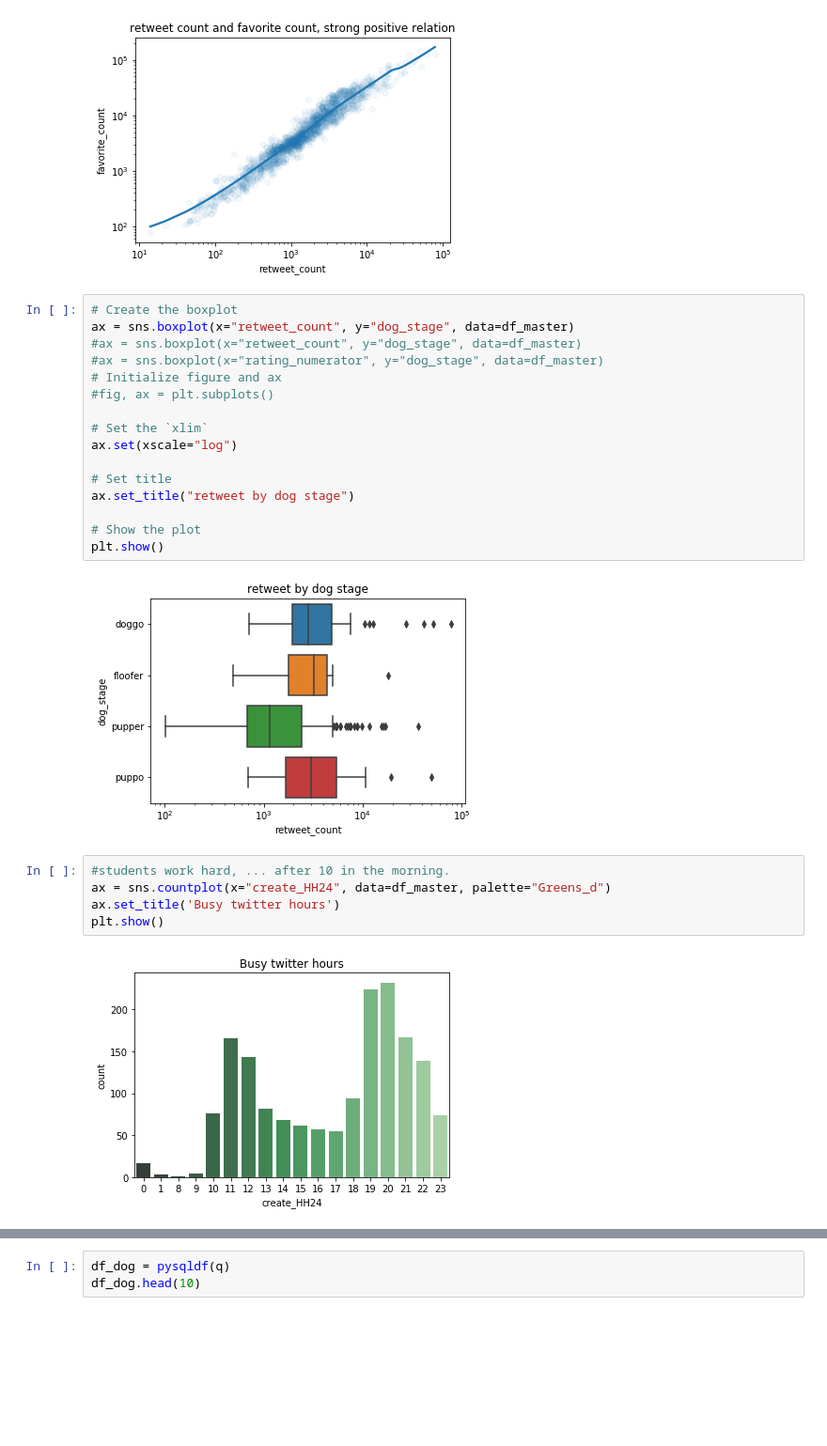
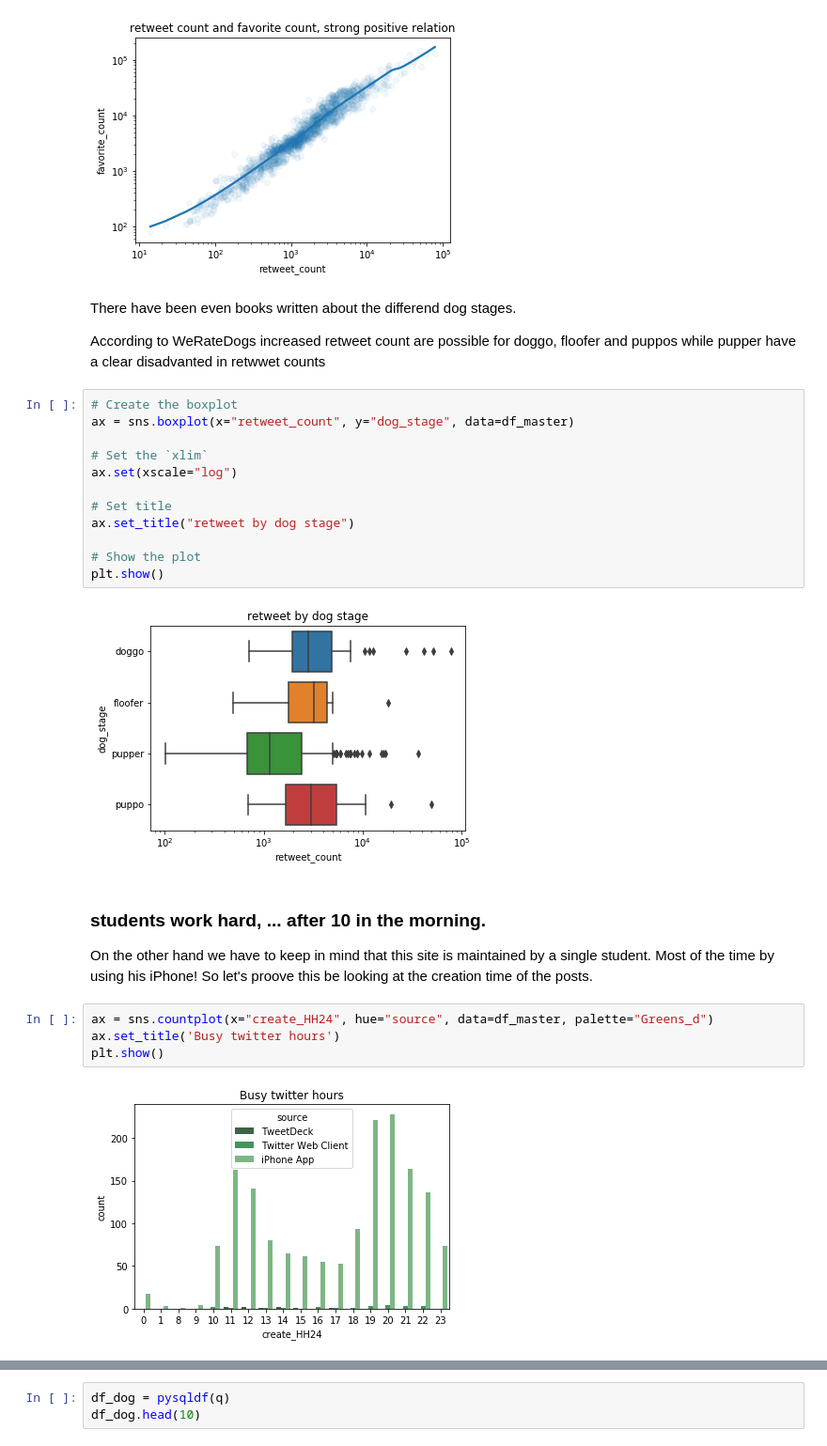
Before and after one commit to teragotti/DAND_data_wrangling, a Jupyter notebook: wrangle_act.ipynb, the cells around one changed output, grey strips where cells are left out. Shown at 94% size. Drawn from its saved outputs; the diff is of its cells as text; blank space fills up the shorter version.

```diff
--- a/wrangle_act.ipynb
+++ b/wrangle_act.ipynb
@@ -960,13 +976,14 @@ plt.title('retweet count and favorite count, strong positive relation')
 plt.show()
 # %% [output]
 [figure]
+# %% [markdown]
+There have been even books written about the differend dog stages.
+
+According to WeRateDogs increased retweet count are possible for doggo, floofer and puppos
+while pupper have a clear disadvanted in retwwet counts
 # %%
 # Create the boxplot
 ax = sns.boxplot(x="retweet_count", y="dog_stage", data=df_master)
-#ax = sns.boxplot(x="retweet_count", y="dog_stage", data=df_master)
-#ax = sns.boxplot(x="rating_numerator", y="dog_stage", data=df_master)
-# Initialize figure and ax
-#fig, ax = plt.subplots()
 
 # Set the `xlim`
 ax.set(xscale="log")
@@ -978,10 +995,14 @@ ax.set_title("retweet by dog stage")
 plt.show()
 # %% [output]
 [figure]
+# %% [markdown]
+### students work hard, ... after 10 in the morning.
+On the other hand we have to keep in mind that this site is maintained by a single student.
+Most of the time by using his iPhone!
+So let's proove this be looking at the creation time of the posts.
 # %%
-#students work hard, ... after 10 in the morning.
-ax = sns.countplot(x="create_HH24", data=df_master, palette="Greens_d")
+ax = sns.countplot(x="create_HH24", hue="source", data=df_master, palette="Greens_d")
 ax.set_title('Busy twitter hours')
 plt.show()
 # %% [output]
-[figure, old version]
+[figure, new version]
```
Also changed, not shown: parts of 48 cells of this notebook, 3 other files.
